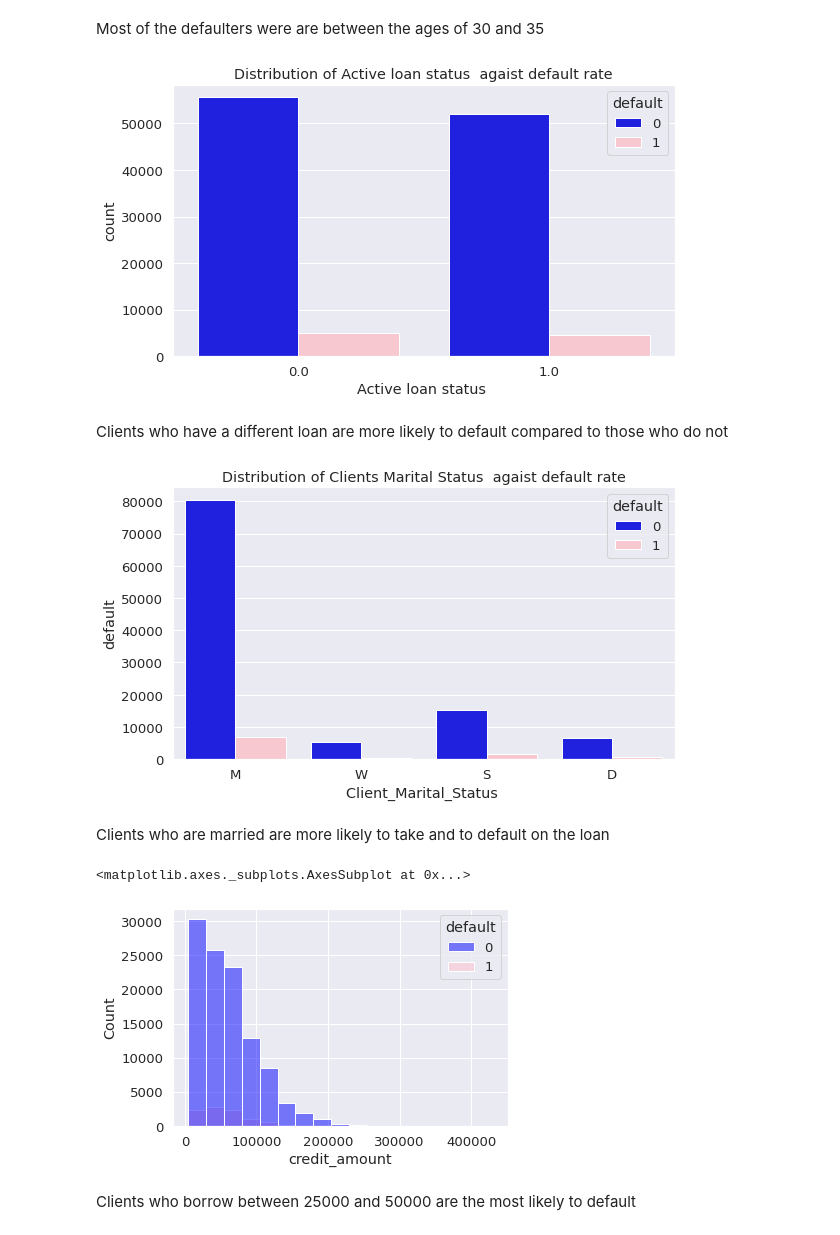
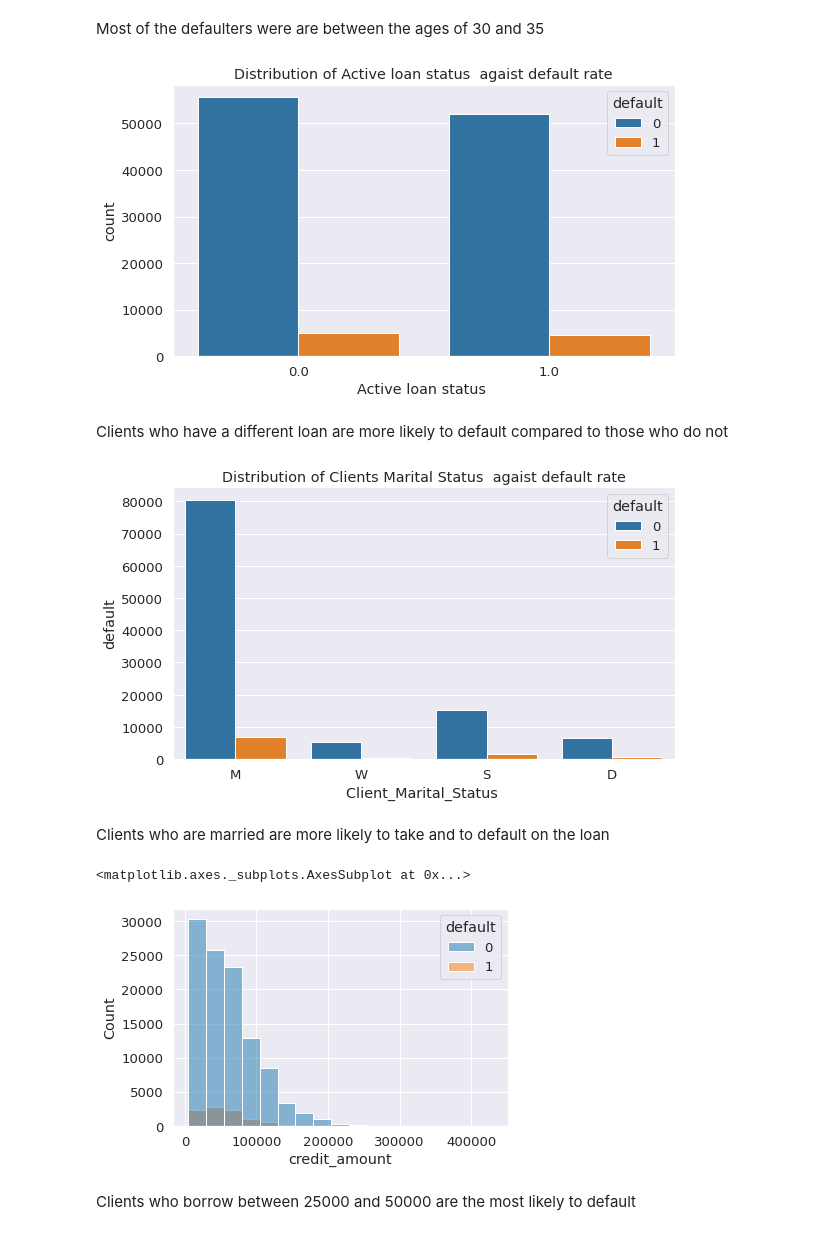
Before and after one commit to DevTedd/SupervisedLearning_SpeedRacersGroup_Moringa2022_Jan, a Jupyter notebook: AUTOMOBILE_LOAN_DEFAULT_PREDICTION_Jan_2022_SpeedRacerGroup.ipynb, the cells around one changed output. Cells and saved outputs as stored; diff of their text form; code cells hidden in the pictures.

```diff
--- a/AUTOMOBILE_LOAN_DEFAULT_PREDICTION_Jan_2022_SpeedRacerGroup.ipynb
+++ b/AUTOMOBILE_LOAN_DEFAULT_PREDICTION_Jan_2022_SpeedRacerGroup.ipynb
@@ -593,34 +592,34 @@ Most of the defaulters were are between the ages of 30 and 35
 # %%
 #To determine if having different loans affects the default rate
 plt.figure(figsize=(9, 5))
-sns.countplot(data=df, x='active_loan',hue='default')
+sns.countplot(data=df, x='active_loan',hue='default',palette = ("tab10"))
 plt.xlabel('Active loan status ')
 plt.ylabel('count')
 plt.title('Distribution of Active loan status  agaist default rate')
 plt.show()
 # %% [output]
-[figure, old version]
+[figure, new version]
 # %% [markdown]
 Clients who have a different loan are more likely to default compared to those who do not
 # %%
 #To determine if the marital status of the applicant affects the default rate
 #Stacked column chart for Client_Marital_Status  agaist default rate
 plt.figure(figsize=(9, 5))
-sns.countplot(x = df["client_marital_status"], hue = df["default"])
+sns.countplot(x = df["client_marital_status"], hue = df["default"],palette = ("tab10"))
 plt.xlabel('Client_Marital_Status ')
 plt.ylabel('default')
 plt.title('Distribution of Clients Marital Status  agaist default rate')
 plt.show()
 # %% [output]
-[figure, old version]
+[figure, new version]
 # %% [markdown]
 Clients who are married are more likely to take and to default on the loan
 # %%
 #To determine if the amount borrowed affects the applicant's ability to repay
-sns.histplot(x= df['credit_amount'], hue = df['default'],binwidth=25000)
+sns.histplot(x= df['credit_amount'], hue = df['default'],binwidth=25000,palette = ("tab10"))
 # %% [output]
 <matplotlib.axes._subplots.AxesSubplot at 0x...>
-[figure, old version]
+[figure, new version]
 # %% [markdown]
 Clients who borrow between 25000 and 50000 are the most likely to default
 # %%
```
Also changed, not shown: parts of 36 cells of this notebook.
